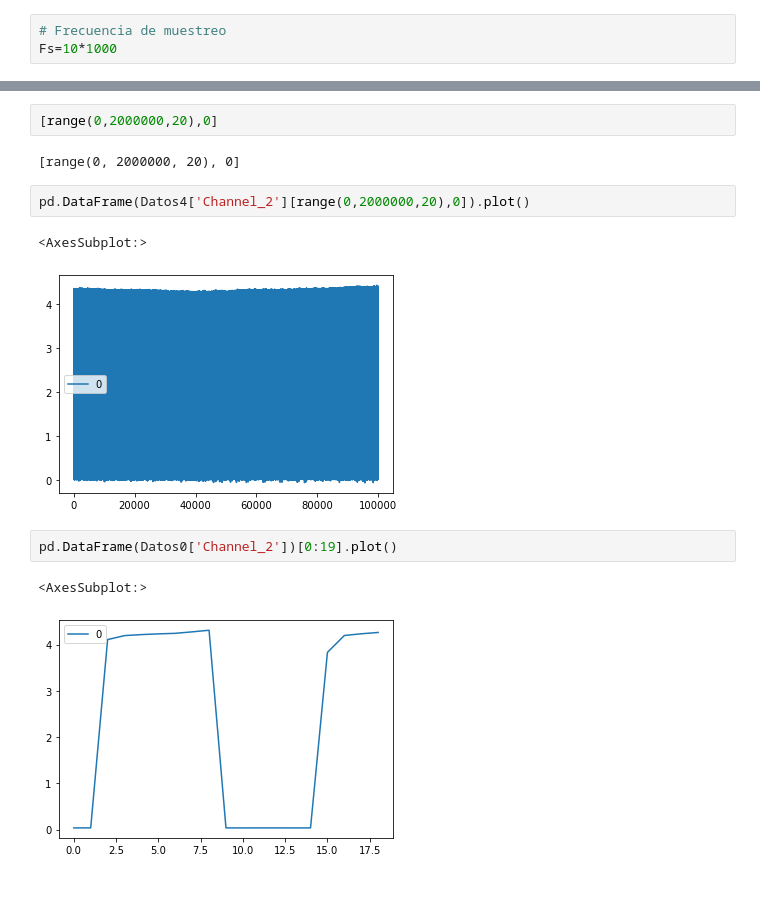
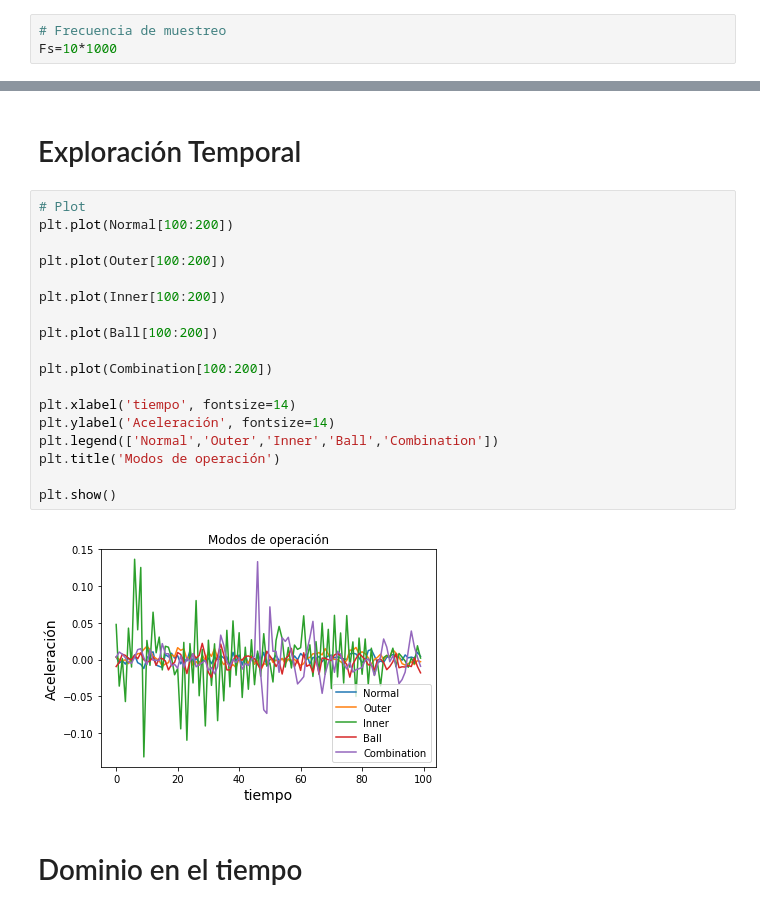
Before and after one commit to JLCdata/Procesamiento-de-se-ales-y-aprendizaje-de-maquinas-en-mantenimiento-predictivo, a Jupyter notebook: Tarea 2/T2.ipynb, the cells around one changed output, grey strips where cells are left out. Drawn from its saved outputs; the diff is of its cells as text.

```diff
--- a/Tarea 2/T2.ipynb
+++ b/Tarea 2/T2.ipynb
@@ -75,14 +41,24 @@ pd.DataFrame(Datos4["Channel_2"][range(0,2000000,20),0])[0:10].plot()
-# %%
-[range(0,2000000,20),0]
-# %% [output]
-[range(0, 2000000, 20), 0]
-# %%
-pd.DataFrame(Datos4['Channel_2'][range(0,2000000,20),0]).plot()
-# %% [output]
-<AxesSubplot:>
-[figure, removed]
-# %%
-pd.DataFrame(Datos0['Channel_2'])[0:19].plot()
-# %% [output]
-<AxesSubplot:>
-[figure, removed]
+# %% [markdown]
+# Exploración Temporal
+# %%
+# Plot
+plt.plot(Normal[100:200])
+
+plt.plot(Outer[100:200])
+
+plt.plot(Inner[100:200])
+
+plt.plot(Ball[100:200])
+
+plt.plot(Combination[100:200])
+
+plt.xlabel('tiempo', fontsize=14)
+plt.ylabel('Aceleración', fontsize=14)
+plt.legend(['Normal','Outer','Inner','Ball','Combination'])
+plt.title('Modos de operación')
+
+plt.show()
+# %% [output]
+[figure, added]
+# %% [markdown]
+# Dominio en el tiempo
```
Also changed, not shown: parts of 32 cells of this notebook.
